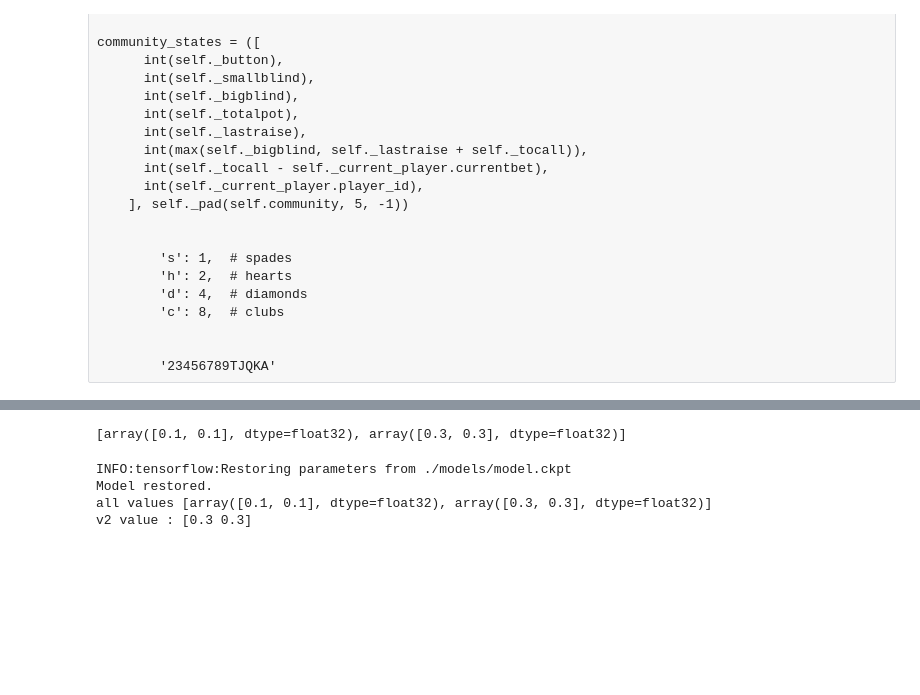
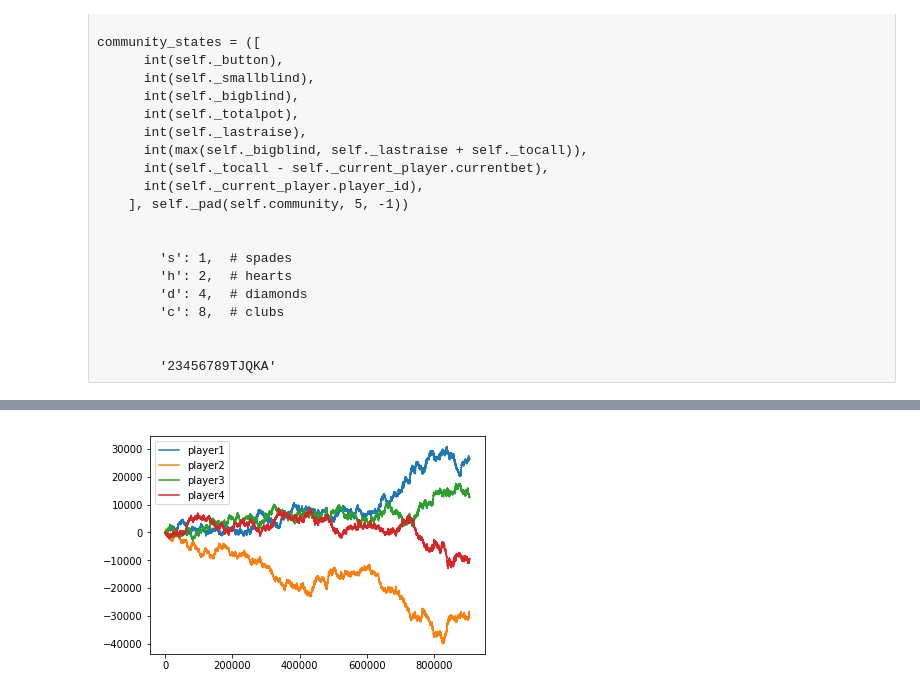
Before and after one commit to coolhighjumper/holdem, a Jupyter notebook: test.ipynb, the cells around one changed output, grey strips where cells are left out. Saved outputs shown, nothing was run; the diff lists cells and outputs as text; code cells hidden in the pictures; blank space fills up the shorter version.

```diff
--- a/test.ipynb
+++ b/test.ipynb
@@ -254,0 +258,15 @@ for i in range(6):
+# %%
+
+for i in range(1):
+    env = gym.make('TexasHoldem-v1') # holdem.TexasHoldemEnv(2)
+
+    # start with 2 players
+    env.add_player(0, stack=500000) # add a player to seat 0 with 2000 "chips"
+    env.add_player(1, stack=500000) # add another player to seat 1 with 2000 "chips"
+    env.add_player(2, stack=500000)
+    env.add_player(3, stack=500000)
+    final_result=[]
+    for i in range(3):
+        stack_record = run_maze([SP, RL2, SP, SP])
+        final_result.append(stack_record)
+RL2.save_model()
@@ -265,66 +341,22 @@ RL2.plot_cost()
 # %%
-a0=np.array(final_result[0])
+a0=np.array(final_result[0]+final_result[1]+final_result[2])
 # a1=np.array(final_result[1])
 # a2=np.array(final_result[2])
 # a3=np.array(final_result[3])
 # stack_record = np.concatenate((a0, a1, a2))
 stack_record = a0
 
 test = np.array(stack_record)
 test = np.transpose(test)
 l1 = plt.plot(np.arange(len(test[0])), test[0])
 l2 = plt.plot(np.arange(len(test[1])), test[1])
 l3 = plt.plot(np.arange(len(test[2])), test[2])
 l4 = plt.plot(np.arange(len(test[3])), test[3])
 # l5 = plt.plot(np.arange(len(test[4])), test[4])
 # l6 = plt.plot(np.arange(len(test[5])), test[5])
 # l7 = plt.plot(np.arange(len(test[6])), test[6])
 # l8 = plt.plot(np.arange(len(test[7])), test[7])
 plt.legend([l1,l2,l3,l4],labels=['player1','player2','player3','player4'])
 plt.show()
+# %% [output]
+[figure, added]
-# %%
-import tensorflow as tf
-# 建立一些變數以及對應的名字．
-
-v1 = tf.Variable([0.1, 0.1], name="v1")
-v2 = tf.Variable([0.2, 0.2], name="v2")
-
-# 建立所有 variables 的初始化 ops
-init_op = tf.global_variables_initializer()
-
-# 建立 saver 物件
-saver = tf.train.Saver()
-
-with tf.Session() as sess:
-
-    # 執行初始化
-    sess.run(init_op)
-
-    #重新指定 v2 的值
-    ops = tf.assign(v2, [0.3, 0.3])
-    sess.run(ops)
-
-    print(sess.run(tf.global_variables()))
-    # ... 中間略去許多模型定義以及訓練，例如可以是 MNIST 的定義以及訓練
-
-    save_path = saver.save(sess, "./models/model.ckpt") # 儲存模型到 /tmp/model.ckpt
-# %% [output]
-[array([0.1, 0.1], dtype=float32), array([0.3, 0.3], dtype=float32)]
-# %%
-tf.reset_default_graph()
-
-v1 = tf.Variable(tf.constant(0.1, shape = [2]), name="v1")
-v2 = tf.Variable(tf.constant(0.2, shape = [2]), name="v2")
-
-saver = tf.train.Saver()
-
-with tf.Session() as sess:
-    saver.restore(sess, "./models/model.ckpt")
-    print("Model restored.")
-    print("all values %s" % sess.run(tf.global_variables()))
-    print("v2 value : %s" % sess.run(v2))
-# %% [output]
-INFO:tensorflow:Restoring parameters from ./models/model.ckpt
-Model restored.
-all values [array([0.1, 0.1], dtype=float32), array([0.3, 0.3], dtype=float32)]
-v2 value : [0.3 0.3]
```
Also changed, not shown: parts of 8 cells of this notebook, 4 other files.
